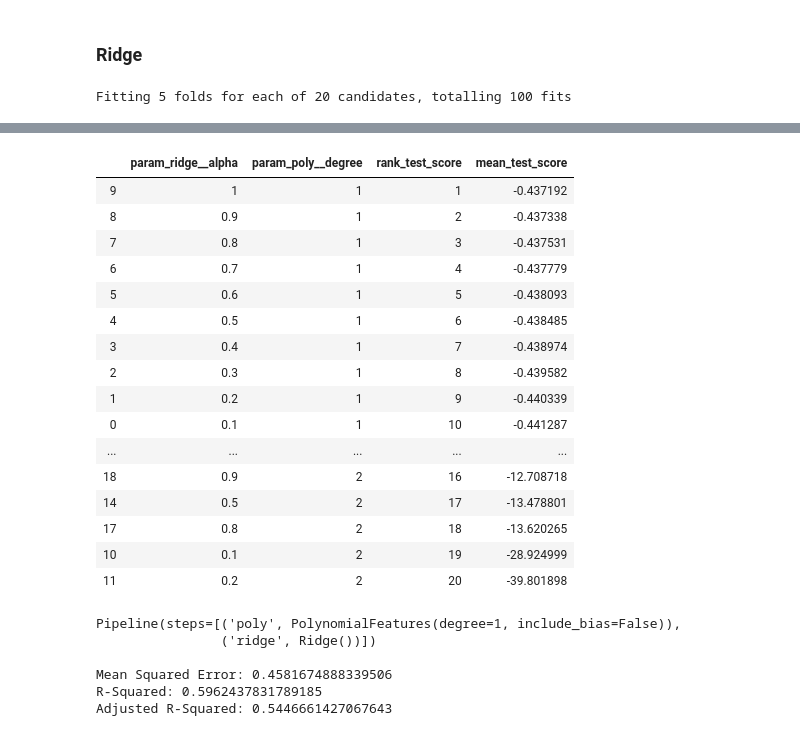
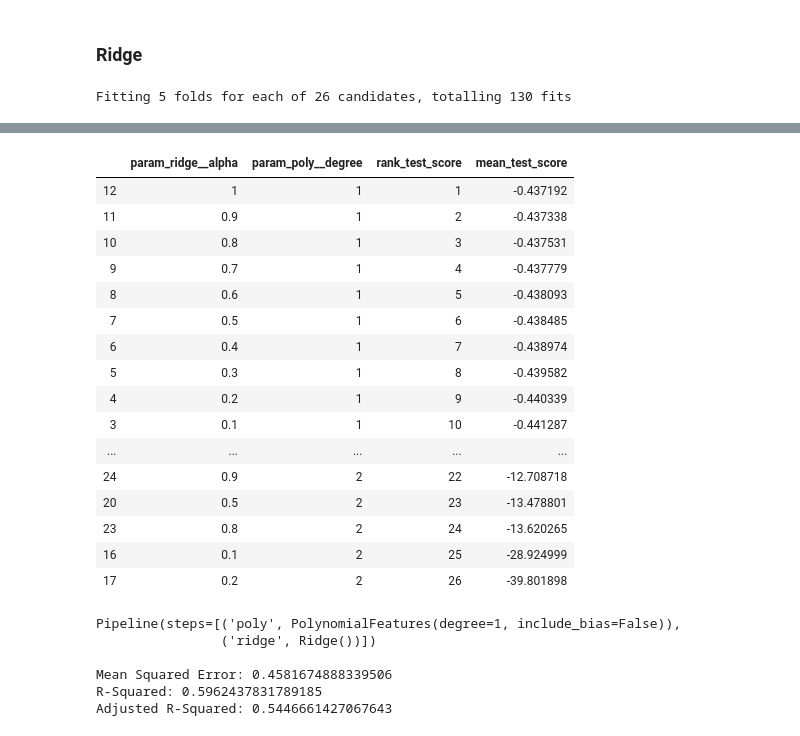
Before and after one commit to jrockower/ml-final-project, a Jupyter notebook: analysis.ipynb, the cells around one changed output, grey strips where cells are left out. Drawn from its saved outputs; the diff is of its cells as text; code cells hidden in the pictures.

```diff
--- a/analysis.ipynb
+++ b/analysis.ipynb
@@ -127,7 +127,8 @@ pipeline = Pipeline([
     ('ridge', Ridge(alpha=0.1))
 ])
 
-alpha_range = np.arange(0.1, 1.1, 0.1)
+alpha_range = np.append(np.array([.0001, .001, .01]), np.arange(0.1, 1.1, 0.1))
+
 params = {
           'ridge__alpha': alpha_range,
           'poly__degree': (1,2)
@@ -137,5 +138,5 @@ grid_model, grid_model_result, cv_results = pipe.run_gridsearch(pipeline, params
 
 cv_results
 # %% [output]
-Fitting 5 folds for each of 20 candidates, totalling 100 fits
+Fitting 5 folds for each of 26 candidates, totalling 130 fits
 [Parallel(n_jobs=1)]: Using backend SequentialBackend with 1 concurrent workers.
@@ -143,20 +144,20 @@ Fitting 5 folds for each of 20 candidates, totalling 100 fits
 |  | param_ridge__alpha | param_poly__degree | rank_test_score | mean_test_score |
-| 9 | 1 | 1 | 1 | -0.437192 |
-| 8 | 0.9 | 1 | 2 | -0.437338 |
-| 7 | 0.8 | 1 | 3 | -0.437531 |
-| 6 | 0.7 | 1 | 4 | -0.437779 |
-| 5 | 0.6 | 1 | 5 | -0.438093 |
-| 4 | 0.5 | 1 | 6 | -0.438485 |
-| 3 | 0.4 | 1 | 7 | -0.438974 |
-| 2 | 0.3 | 1 | 8 | -0.439582 |
-| 1 | 0.2 | 1 | 9 | -0.440339 |
-| 0 | 0.1 | 1 | 10 | -0.441287 |
+| 12 | 1 | 1 | 1 | -0.437192 |
+| 11 | 0.9 | 1 | 2 | -0.437338 |
+| 10 | 0.8 | 1 | 3 | -0.437531 |
+| 9 | 0.7 | 1 | 4 | -0.437779 |
+| 8 | 0.6 | 1 | 5 | -0.438093 |
+| 7 | 0.5 | 1 | 6 | -0.438485 |
+| 6 | 0.4 | 1 | 7 | -0.438974 |
+| 5 | 0.3 | 1 | 8 | -0.439582 |
+| 4 | 0.2 | 1 | 9 | -0.440339 |
+| 3 | 0.1 | 1 | 10 | -0.441287 |
 | ... | ... | ... | ... | ... |
-| 18 | 0.9 | 2 | 16 | -12.708718 |
-| 14 | 0.5 | 2 | 17 | -13.478801 |
-| 17 | 0.8 | 2 | 18 | -13.620265 |
-| 10 | 0.1 | 2 | 19 | -28.924999 |
-| 11 | 0.2 | 2 | 20 | -39.801898 |
+| 24 | 0.9 | 2 | 22 | -12.708718 |
+| 20 | 0.5 | 2 | 23 | -13.478801 |
+| 23 | 0.8 | 2 | 24 | -13.620265 |
+| 16 | 0.1 | 2 | 25 | -28.924999 |
+| 17 | 0.2 | 2 | 26 | -39.801898 |
 # %%
 print(grid_model_result.best_estimator_, '\n')
 
```
Also changed, not shown: parts of 13 cells of this notebook.
